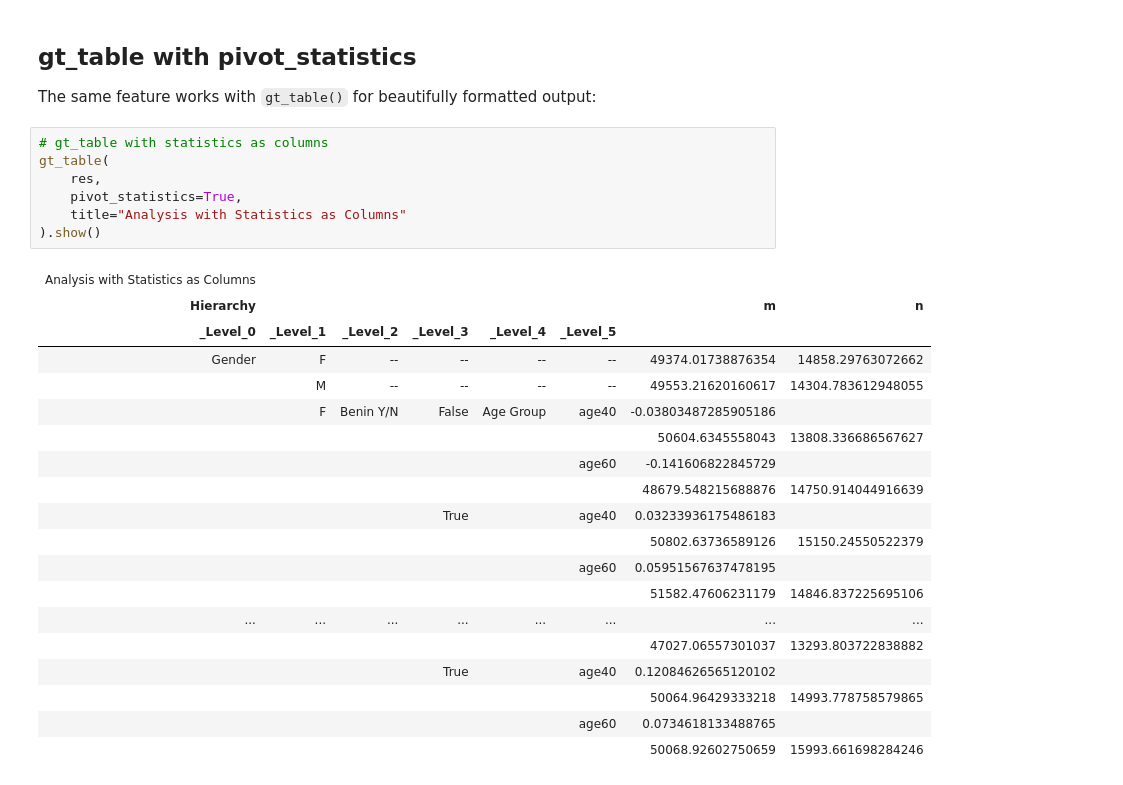
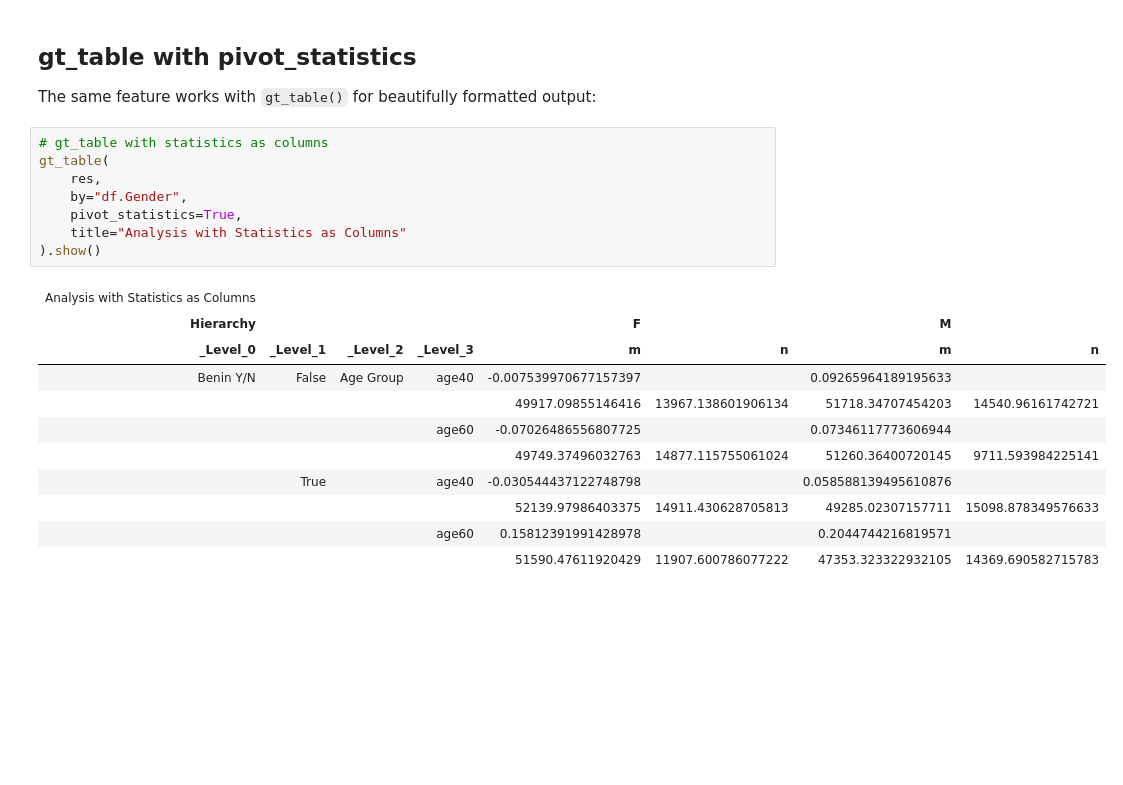
Before and after one commit to BFalquet/pyMyriad, a Jupyter notebook: examples/notebooks/listings.ipynb, the cells around one changed output. Cells and saved outputs as stored; diff of their text form; blank space fills up the shorter version.

```diff
--- a/examples/notebooks/listings.ipynb
+++ b/examples/notebooks/listings.ipynb
@@ -258,30 +276,23 @@ The same feature works with `gt_table()` for beautifully formatted output:
 # %%
 # gt_table with statistics as columns
 gt_table(
     res,
+    by="df.Gender",
     pivot_statistics=True,
     title="Analysis with Statistics as Columns"
 ).show()
 # %% [output]
 | Analysis with Statistics as Columns |  |  |  |  |  |  |  |
-| Hierarchy |  |  |  |  |  | m | n |
-| _Level_0 | _Level_1 | _Level_2 | _Level_3 | _Level_4 | _Level_5 |  |  |
-| Gender | F | -- | -- | -- | -- | 49374.01738876354 | 14858.29763072662 |
-|  | M | -- | -- | -- | -- | 49553.21620160617 | 14304.783612948055 |
-|  | F | Benin Y/N | False | Age Group | age40 | -0.03803487285905186 |  |
-|  |  |  |  |  |  | 50604.6345558043 | 13808.336686567627 |
-|  |  |  |  |  | age60 | -0.141606822845729 |  |
-|  |  |  |  |  |  | 48679.548215688876 | 14750.914044916639 |
-|  |  |  | True |  | age40 | 0.03233936175486183 |  |
-|  |  |  |  |  |  | 50802.63736589126 | 15150.24550522379 |
-|  |  |  |  |  | age60 | 0.05951567637478195 |  |
-|  |  |  |  |  |  | 51582.47606231179 | 14846.837225695106 |
-| ... | ... | ... | ... | ... | ... | ... | ... |
-|  |  |  |  |  |  | 47027.06557301037 | 13293.803722838882 |
-|  |  |  | True |  | age40 | 0.12084626565120102 |  |
-|  |  |  |  |  |  | 50064.96429333218 | 14993.778758579865 |
-|  |  |  |  |  | age60 | 0.0734618133488765 |  |
-|  |  |  |  |  |  | 50068.92602750659 | 15993.661698284246 |
+| Hierarchy |  |  |  | F |  | M |  |
+| _Level_0 | _Level_1 | _Level_2 | _Level_3 | m | n | m | n |
+| Benin Y/N | False | Age Group | age40 | -0.007539970677157397 |  | 0.09265964189195633 |  |
+|  |  |  |  | 49917.09855146416 | 13967.138601906134 | 51718.34707454203 | 14540.96161742721 |
+|  |  |  | age60 | -0.07026486556807725 |  | 0.07346117773606944 |  |
+|  |  |  |  | 49749.37496032763 | 14877.115755061024 | 51260.36400720145 | 9711.593984225141 |
+|  | True |  | age40 | -0.030544437122748798 |  | 0.058588139495610876 |  |
+|  |  |  |  | 52139.97986403375 | 14911.430628705813 | 49285.02307157711 | 15098.878349576633 |
+|  |  |  | age60 | 0.15812391991428978 |  | 0.2044744216819571 |  |
+|  |  |  |  | 51590.47611920429 | 11907.600786077222 | 47353.323322932105 | 14369.690582715783 |
 # %%
 # gt_table combining both pivots
 gt_table(
```
Also changed, not shown: parts of 19 cells of this notebook, 4 other files.
